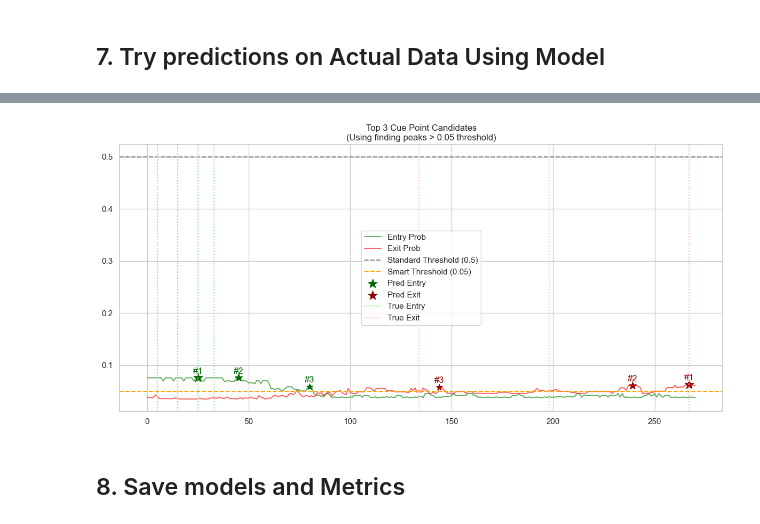
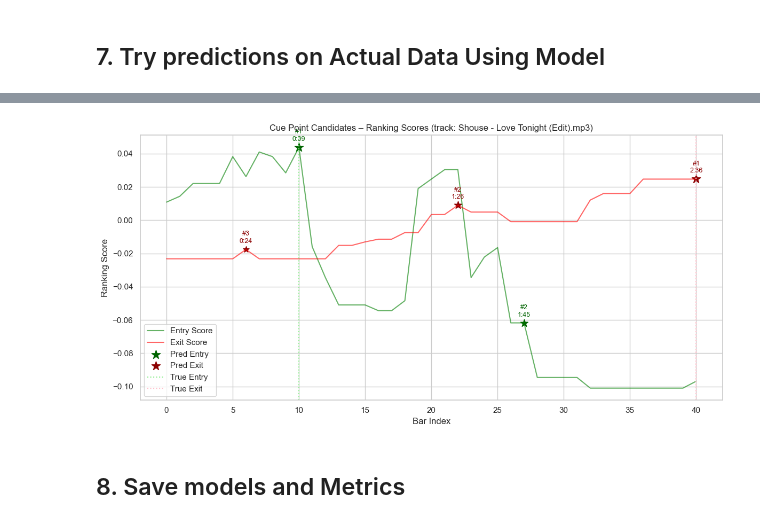
Before and after one commit to romanoshiliarhopoulos/BeatBot, a Jupyter notebook: src/playgrounds/training_playground.ipynb, the cells around one changed output, grey strips where cells are left out. Drawn from its saved outputs; the diff is of its cells as text; code cells hidden in the pictures.

```diff
--- a/src/playgrounds/training_playground.ipynb
+++ b/src/playgrounds/training_playground.ipynb
@@ -335,2 +358,5 @@ plt.show()
 # %% [markdown]
 ## 7. Try predictions on Actual Data Using Model
+# %%
+for i in range(len(pkl_files)):
+    print(f"{i}: {pkl_files[i].name}")
@@ -339,33 +383,50 @@ import importlib
 import model.lightgbm
 importlib.reload(model.lightgbm)
 from model.lightgbm import BeatBotModel
-from scipy.signal import find_peaks
 
-# Pick a sample track to test the "Smart Inference"
+# Helper for human-readable time
+def to_min_sec(seconds):
+    if seconds < 0: return "Unknown"
+    m = int(seconds // 60)
+    s = int(seconds % 60)
+    return f"{m}:{s:02d}"
+
+# Pick a sample track
 if not pkl_files:
     print("No pkl files found. Make sure you ran the previous cells.")
 else:
-    test_pkl = pkl_files[10]
+    test_pkl = pkl_files[16]
     with open(test_pkl, 'rb') as f:
         sample_track = pickle.load(f)
 
-    # Convert Path to string for display if needed
     track_name = sample_track.audio_path.name if sample_track.audio_path else sample_track.track_id
-    print(f"Testing new Top-3 Inference on: {track_name}")
+    print(f"Testing Ranker Inference on: {track_name}")
+    print(f"Duration: {to_min_sec(sample_track.duration)} | Bars: {len(sample_track.bars)}")
 
-    # Create model and copy the trained boosters
     smart_model = BeatBotModel()
-    smart_model.entry_model = final_model.entry_model
-    smart_model.exit_model = final_model.exit_model
+    if 'final_model' in globals():
+        smart_model.entry_model = final_model.entry_model
+        smart_model.exit_model  = final_model.exit_model
+    else:
+        print("Warning: final_model not found. Run the Cross-Validation cell first.")
 
-    # Run the smart prediction (getting top 3) WITH LOWER THRESHOLD (0.05)
-    cues = smart_model.predict_cue_points(sample_track, top_k=3, threshold=0.05, min_dist_bars=16)
-    print("Smart Prediction Result (Top 3):")
-    print("Entry:", cues['cue_in'])
-    print("Exit:", cues['cue_out'])
+    # Rank-based cue point selection (no threshold needed)
+    cues = smart_model.predict_cue_points(sample_track, top_k=3, min_dist_bars=16)
 
-    # Compare with Ground Truth
-    # Convert timestamps to bar indices
+    print("\n--- Ranker Prediction Result (Top 3) ---")
+
+    def print_cues(label, cue_list):
+        print(f"{label}:")
+        for i, c in enumerate(cue_list):
+            bar_idx = c['bar_index']
+            ts      = sample_track.bars[bar_idx] if bar_idx < len(sample_track.bars) else -1.0
+            score   = c['score']
+            print(f"  #{i+1}: Bar {bar_idx:<4} @ {to_min_sec(ts)} (Score: {score:.4f})")
+
+    print_cues("Entry", cues['cue_in'])
+    print_cues("Exit ", cues['cue_out'])
+
+    # Ground truth
     true_in_bars = []
     if len(sample_track.cue_in) > 0:
         idxs = np.searchsorted(sample_track.bars, sample_track.cue_in)
@@ -376,37 +437,48 @@ else:
         idxs = np.searchsorted(sample_track.bars, sample_track.cue_out)
         true_out_bars = np.clip(idxs, 0, sample_track.num_bars - 1).tolist()
 
-    print(f"Ground Truth (Bar Indices) - In: {true_in_bars}, Out: {true_out_bars}")
+    print(f"\nGround Truth:")
+    print(f"  In:  Bars {true_in_bars} -> {[to_min_sec(sample_track.bars[b]) for b in true_in_bars]}")
+    print(f"  Out: Bars {true_out_bars} -> {[to_min_sec(sample_track.bars[b]) for b in true_out_bars]}")
 
-    # Visual Proof
-    probs = smart_model.predict_track(sample_track)
+    # Visualise raw scores
+    df_scores  = smart_model.predict_track(sample_track)
+    max_score  = max(df_scores['score_in'].max(), df_scores['score_out'].max())
+    min_score  = min(df_scores['score_in'].min(), df_scores['score_out'].min())
+    score_range = max_score - min_score if max_score != min_score else 1.0
+
     plt.figure(figsize=(12, 6))
-    plt.plot(probs['bar_index'], probs['prob_in'], label='Entry Prob', color='green', alpha=0.6)
-    plt.plot(probs['bar_index'], probs['prob_out'], label='Exit Prob', color='red', alpha=0.6)
-    plt.axhline(y=0.5, color='gray', linestyle='--', label='Standard Threshold (0.5)')
-    plt.axhline(y=0.05, color='orange', linestyle='--', label='Smart Threshold (0.05)')
+    plt.plot(df_scores['bar_index'], df_scores['score_in'],  label='Entry Score', color='green', alpha=0.6)
+    plt.plot(df_scores['bar_index'], df_scores['score_out'], label='Exit Score',  color='red',   alpha=0.6)
 
-    # Plot Predicted Candidates
+    # Predicted candidates
     for i, c in enumerate(cues['cue_in']):
-        plt.scatter([c['bar_index']], [c['probability']], color='darkgreen', s=150-(i*40), marker='*', label='Pred Entry' if i==0 else "")
-        plt.text(c['bar_index'], c['probability']+0.005, f"#{i+1}", color='darkgreen', ha='center', va='bottom')
+        ts = sample_track.bars[c['bar_index']]
+        plt.scatter([c['bar_index']], [c['score']], color='darkgreen', s=150 - i*40, marker='*',
+                    label='Pred Entry' if i == 0 else "")
+        plt.text(c['bar_index'], c['score'] + score_range * 0.02,
+                 f"#{i+1}\n{to_min_sec(ts)}", color='darkgreen', ha='center', va='bottom', fontsize=9)
 
     for i, c in enumerate(cues['cue_out']):
-        plt.scatter([c['bar_index']], [c['probability']], color='darkred', s=150-(i*40), marker='*', label='Pred Exit' if i==0 else "")
-        plt.text(c['bar_index'], c['probability']+0.005, f"#{i+1}", color='darkred', ha='center', va='bottom')
+        ts = sample_track.bars[c['bar_index']]
+        plt.scatter([c['bar_index']], [c['score']], color='darkred', s=150 - i*40, marker='*',
+                    label='Pred Exit' if i == 0 else "")
+        plt.text(c['bar_index'], c['score'] + score_range * 0.02,
+                 f"#{i+1}\n{to_min_sec(ts)}", color='darkred', ha='center', va='bottom', fontsize=9)
 
-    # Plot Ground Truth
+    # Ground truth markers
     for t_in in true_in_bars:
-        plt.axvline(x=t_in, color='lightgreen', linestyle=':', label='True Entry')
+        plt.axvline(x=t_in,  color='lightgreen', linestyle=':', label='True Entry')
     for t_out in true_out_bars:
-        plt.axvline(x=t_out, color='pink', linestyle=':', label='True Exit')
+        plt.axvline(x=t_out, color='pink',       linestyle=':', label='True Exit')
 
-    # Deduplicate legend labels
     handles, labels = plt.gca().get_legend_handles_labels()
     by_label = dict(zip(labels, handles))
     plt.legend(by_label.values(), by_label.keys())
 
-    plt.title(f"Top 3 Cue Point Candidates\n(Using finding peaks > 0.05 threshold)")
+    plt.xlabel("Bar Index")
+    plt.ylabel("Ranking Score")
+    plt.title(f"Cue Point Candidates – Ranking Scores (track: {track_name})")
     plt.tight_layout()
     plt.show()
 # %% [output]
@@ -418,4 +499,4 @@ Ground Truth (Bar Indices) - In: [5, 15, 25, 33, 5, 15, 25, 5, 15], Out: [267, 1
-[figure, old version]
+[figure, new version]
 # %% [markdown]
 ## 8. Save models and Metrics
 # %%
```
Also changed, not shown: parts of 13 cells of this notebook, 18 other files.
